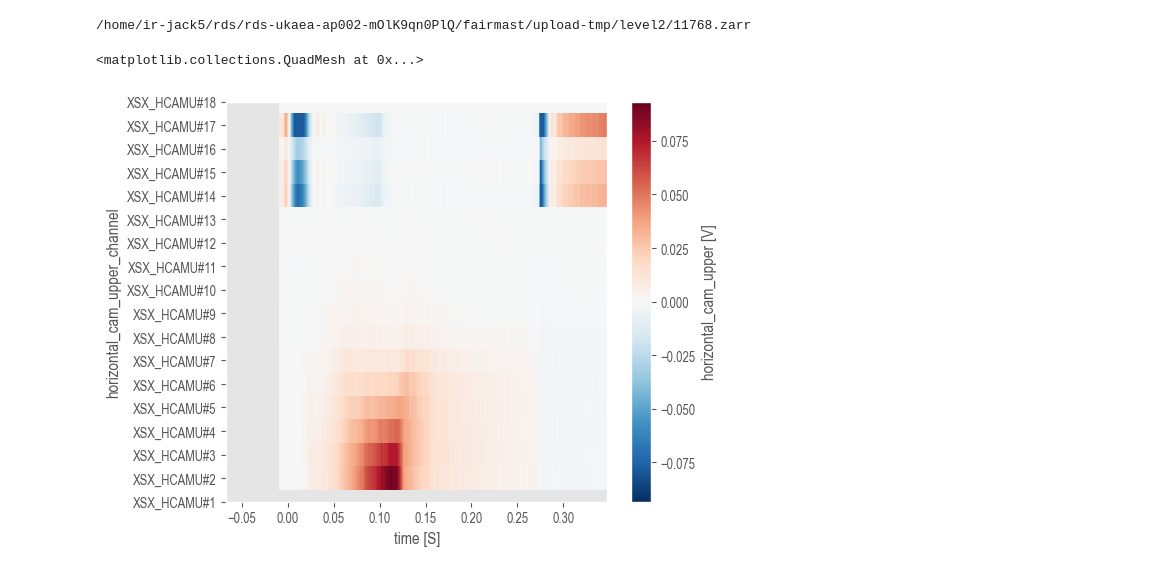
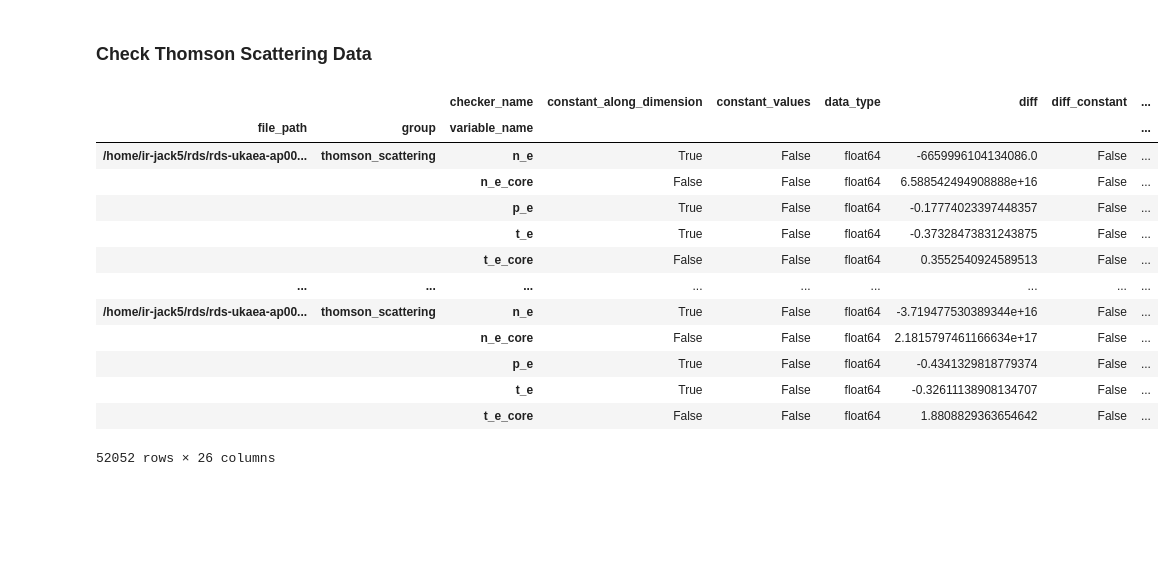
Before and after one commit to samueljackson92/xinter, a Jupyter notebook: analysis.ipynb, the cells around one changed output. Saved outputs shown, nothing was run; the diff lists cells and outputs as text; code cells hidden in the pictures; blank space fills up the shorter version.

```diff
--- a/analysis.ipynb
+++ b/analysis.ipynb
@@ -45,9 +10,22 @@ tcam.plot(x='time')
-# %%
-print(inliers.file_path.iloc[0])
-ds = xr.open_zarr('https://s3.echo.stfc.ac.uk/mast/level2/shots/11768.zarr', group='soft_x_rays')
-tcam = ds['horizontal_cam_upper']
-tcam.plot(x='time')
-# %% [output]
-/home/ir-jack5/rds/rds-ukaea-ap002-mOlK9qn0PlQ/fairmast/upload-tmp/level2/11768.zarr
-<matplotlib.collections.QuadMesh at 0x...>
-[figure, removed]
+# %% [markdown]
+### Check Thomson Scattering Data
+# %%
+df = pd.read_csv('thomson_scattering.csv')
+df = df.pivot(index=['file_path', 'group', 'variable_name'], columns='checker_name', values='value')
+df['shot_id'] = df.index.get_level_values('file_path').str.split('/').str[-1].str.split('.').str[0].astype(int)
+df
+# %% [output]
+|  |  | checker_name | constant_along_dimension | constant_values | data_type | diff | diff_constant | ... |
+| file_path | group | variable_name |  |  |  |  |  | ... |
+| /home/ir-jack5/rds/rds-ukaea-ap00... | thomson_scattering | n_e | True | False | float64 | -6659996104134086.0 | False | ... |
+|  |  | n_e_core | False | False | float64 | 6.588542494908888e+16 | False | ... |
+|  |  | p_e | True | False | float64 | -0.17774023397448357 | False | ... |
+|  |  | t_e | True | False | float64 | -0.37328473831243875 | False | ... |
+|  |  | t_e_core | False | False | float64 | 0.3552540924589513 | False | ... |
+| ... | ... | ... | ... | ... | ... | ... | ... | ... |
+| /home/ir-jack5/rds/rds-ukaea-ap00... | thomson_scattering | n_e | True | False | float64 | -3.719477530389344e+16 | False | ... |
+|  |  | n_e_core | False | False | float64 | 2.1815797461166634e+17 | False | ... |
+|  |  | p_e | True | False | float64 | -0.4341329818779374 | False | ... |
+|  |  | t_e | True | False | float64 | -0.32611138908134707 | False | ... |
+|  |  | t_e_core | False | False | float64 | 1.8808829363654642 | False | ... |
+52052 rows × 26 columns
```
Also changed, not shown: parts of 5 cells of this notebook, 5 other files.
